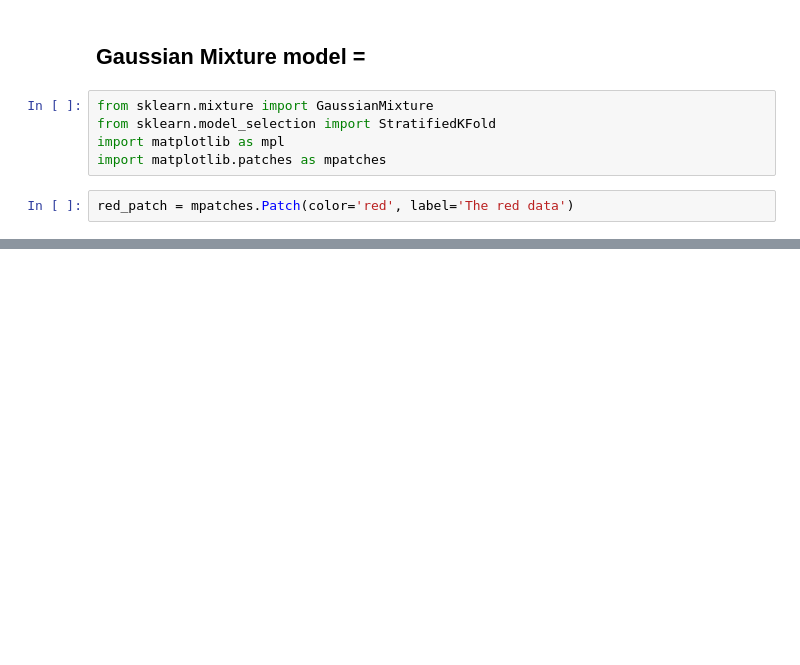
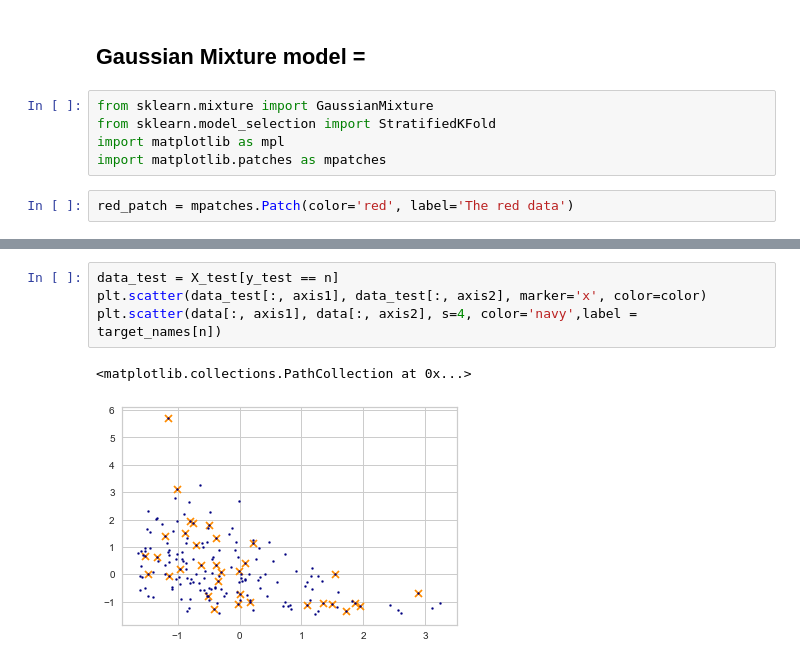
Before and after one commit to pauldelacour/data_sc_lab, a Jupyter notebook: task_02/plot_dis/Gaussian Mixture model.ipynb, the cells around one changed output, grey strips where cells are left out. Drawn from its saved outputs; the diff is of its cells as text; blank space fills up the shorter version.

```diff
--- a/task_02/plot_dis/Gaussian Mixture model.ipynb
+++ b/task_02/plot_dis/Gaussian Mixture model.ipynb
@@ -188,0 +217,7 @@ np.mean(X_train[:,0])
+# %%
+data_test = X_test[y_test == n]
+plt.scatter(data_test[:, axis1], data_test[:, axis2], marker='x', color=color)
+plt.scatter(data[:, axis1], data[:, axis2], s=4, color='navy',label = target_names[n])
+# %% [output]
+<matplotlib.collections.PathCollection at 0x...>
+[figure, added]
```
Also changed, not shown: parts of 7 cells of this notebook, 7 other files.
